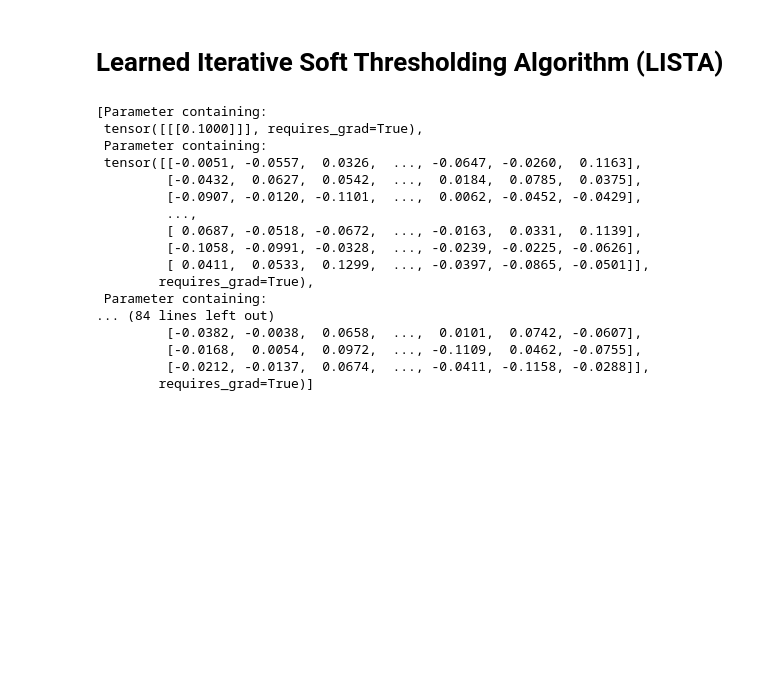
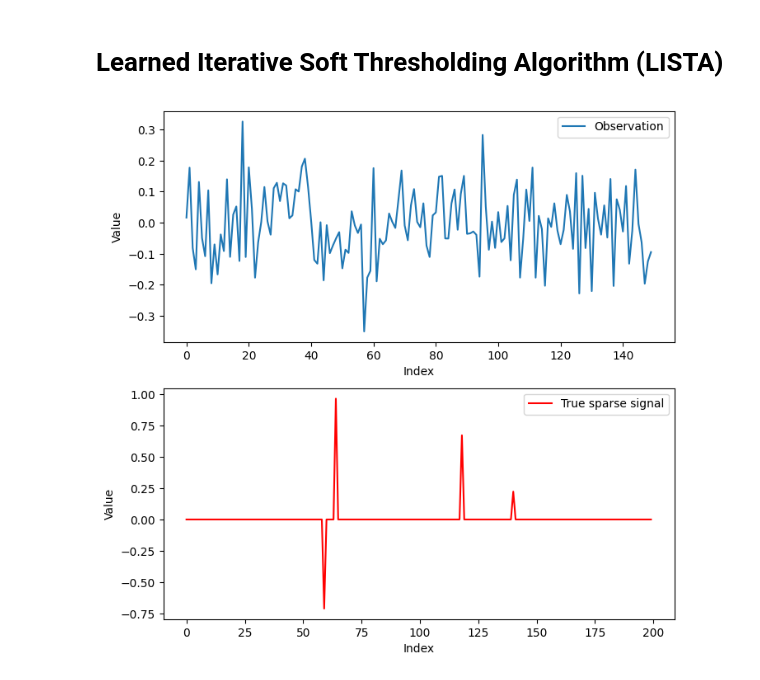
Before and after one commit to LeoDiNino97/RandomStuff, a Jupyter notebook: Learning with sparsity/ISTA_LISTA.ipynb, the cells around one changed output. Drawn from its saved outputs; the diff is of its cells as text; code cells hidden in the pictures; blank space fills up the shorter version.

```diff
--- a/Learning with sparsity/ISTA_LISTA.ipynb
+++ b/Learning with sparsity/ISTA_LISTA.ipynb
@@ -81,7 +83,7 @@ plt.show()
 # Learned Iterative Soft Thresholding Algorithm (LISTA)
 # %%
 class SyntheticSignals():
-    def __init__(self, A, n, m, s, s_sigma = 0.5, eps_sigma = 0.01, size = 1000, batch_size = 256):
+    def __init__(self, A, n, m, s, s_sigma = 0.5, eps_sigma = 0.01, size = 1000, batch_size = 512):
 
         self.n = n          # Number of samples in the original signal
         self.m = m          # Number of samples through the linear transformation
@@ -147,6 +149,22 @@ test_set = SyntheticSignals(A = A_,
                              m = m_,
                              s = s_,
                              size = 200).set_loader()
+# %%
+x_exm, s_exm =test_set.dataset.__getitem__(0)
+plt.figure(figsize=(8, 8))
+plt.subplot(2, 1, 1)
+plt.plot(x_exm, label = 'Observation' )
+plt.xlabel('Index', fontsize=10)
+plt.ylabel('Value', fontsize=10)
+plt.legend( )
+plt.subplot (2, 1, 2)
+plt.plot(s_exm, label = 'True sparse signal', color='r')
+plt.xlabel('Index', fontsize=10)
+plt.ylabel('Value', fontsize=10)
+plt.legend()
+plt.show()
+# %% [output]
+[figure, added]
 # %%
 class LISTA_LAYER(nn.Module):
     def __init__(self, A):
@@ -286,21 +266 @@ model = LISTA(A_)
-# %%
-list(model.parameters())
-# %% [output]
-[Parameter containing:
- tensor([[[0.1000]]], requires_grad=True),
- Parameter containing:
- tensor([[-0.0051, -0.0557,  0.0326,  ..., -0.0647, -0.0260,  0.1163],
-         [-0.0432,  0.0627,  0.0542,  ...,  0.0184,  0.0785,  0.0375],
-         [-0.0907, -0.0120, -0.1101,  ...,  0.0062, -0.0452, -0.0429],
-         ...,
-         [ 0.0687, -0.0518, -0.0672,  ..., -0.0163,  0.0331,  0.1139],
-         [-0.1058, -0.0991, -0.0328,  ..., -0.0239, -0.0225, -0.0626],
-         [ 0.0411,  0.0533,  0.1299,  ..., -0.0397, -0.0865, -0.0501]],
-        requires_grad=True),
- Parameter containing:
-... (84 lines left out)
-         [-0.0382, -0.0038,  0.0658,  ...,  0.0101,  0.0742, -0.0607],
-         [-0.0168,  0.0054,  0.0972,  ..., -0.1109,  0.0462, -0.0755],
-         [-0.0212, -0.0137,  0.0674,  ..., -0.0411, -0.1158, -0.0288]],
-        requires_grad=True)]
 # %%
```
Also changed, not shown: parts of 13 cells of this notebook.
